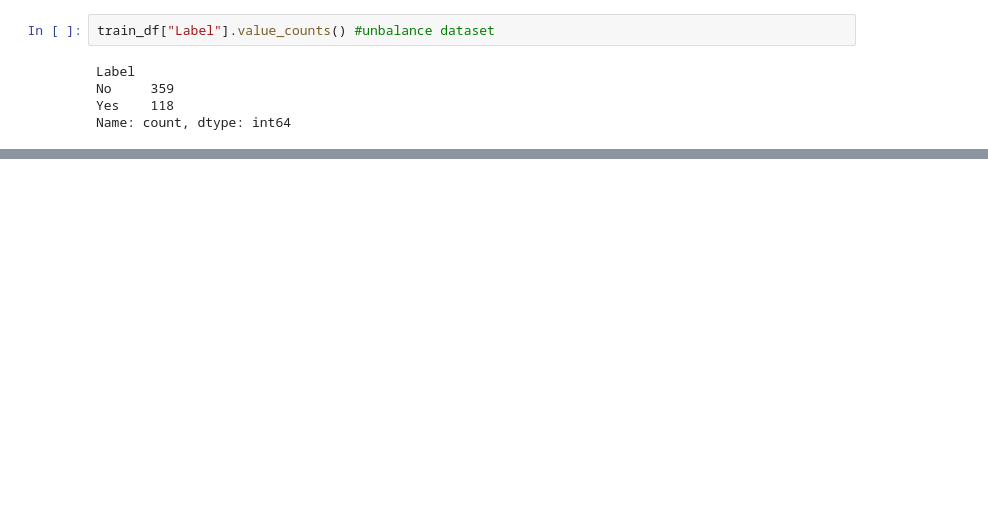
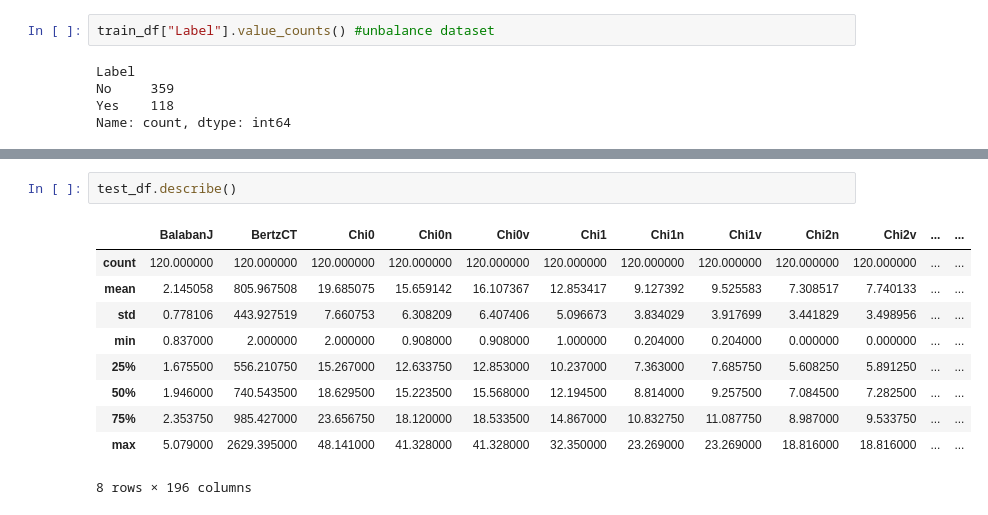
Before and after one commit to Me-Pasha/drug-induced-autoimmunity, a Jupyter notebook: drug induced autoimmunity prediction .ipynb, the cells around one changed output, grey strips where cells are left out. Drawn from its saved outputs; the diff is of its cells as text; blank space fills up the shorter version.

```diff
--- a/drug induced autoimmunity prediction .ipynb
+++ b/drug induced autoimmunity prediction .ipynb
@@ -42,0 +216,13 @@ Name: count, dtype: int64
+# %%
+test_df.describe()
+# %% [output]
+|  | BalabanJ | BertzCT | Chi0 | Chi0n | Chi0v | Chi1 | Chi1n | Chi1v | Chi2n | Chi2v | ... | ... |
+| count | 120.000000 | 120.000000 | 120.000000 | 120.000000 | 120.000000 | 120.000000 | 120.000000 | 120.000000 | 120.000000 | 120.000000 | ... | ... |
+| mean | 2.145058 | 805.967508 | 19.685075 | 15.659142 | 16.107367 | 12.853417 | 9.127392 | 9.525583 | 7.308517 | 7.740133 | ... | ... |
+| std | 0.778106 | 443.927519 | 7.660753 | 6.308209 | 6.407406 | 5.096673 | 3.834029 | 3.917699 | 3.441829 | 3.498956 | ... | ... |
+| min | 0.837000 | 2.000000 | 2.000000 | 0.908000 | 0.908000 | 1.000000 | 0.204000 | 0.204000 | 0.000000 | 0.000000 | ... | ... |
+| 25% | 1.675500 | 556.210750 | 15.267000 | 12.633750 | 12.853000 | 10.237000 | 7.363000 | 7.685750 | 5.608250 | 5.891250 | ... | ... |
+| 50% | 1.946000 | 740.543500 | 18.629500 | 15.223500 | 15.568000 | 12.194500 | 8.814000 | 9.257500 | 7.084500 | 7.282500 | ... | ... |
+| 75% | 2.353750 | 985.427000 | 23.656750 | 18.120000 | 18.533500 | 14.867000 | 10.832750 | 11.087750 | 8.987000 | 9.533750 | ... | ... |
+| max | 5.079000 | 2629.395000 | 48.141000 | 41.328000 | 41.328000 | 32.350000 | 23.269000 | 23.269000 | 18.816000 | 18.816000 | ... | ... |
+8 rows × 196 columns
```
Also changed, not shown: parts of 12 cells of this notebook.
